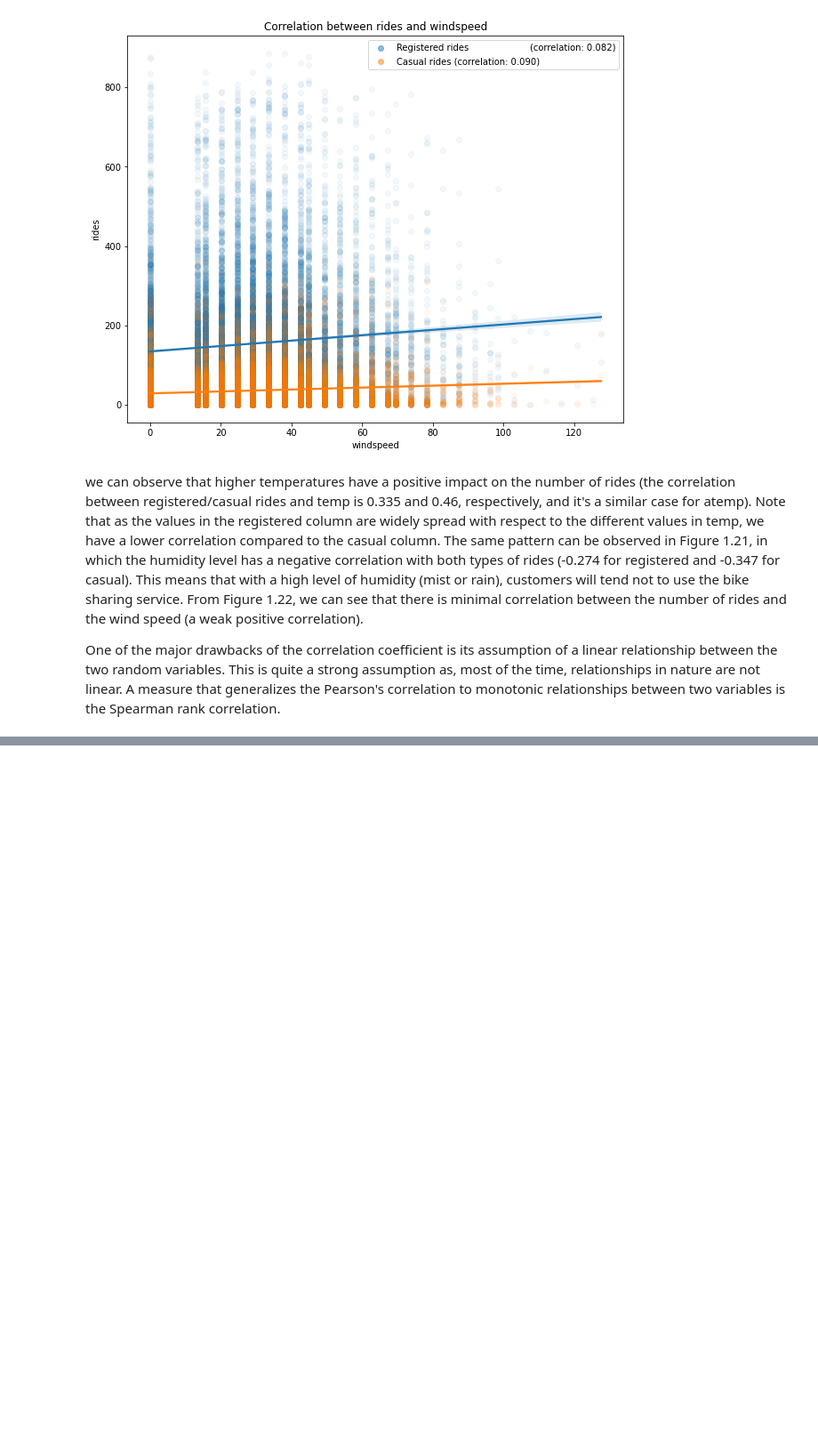
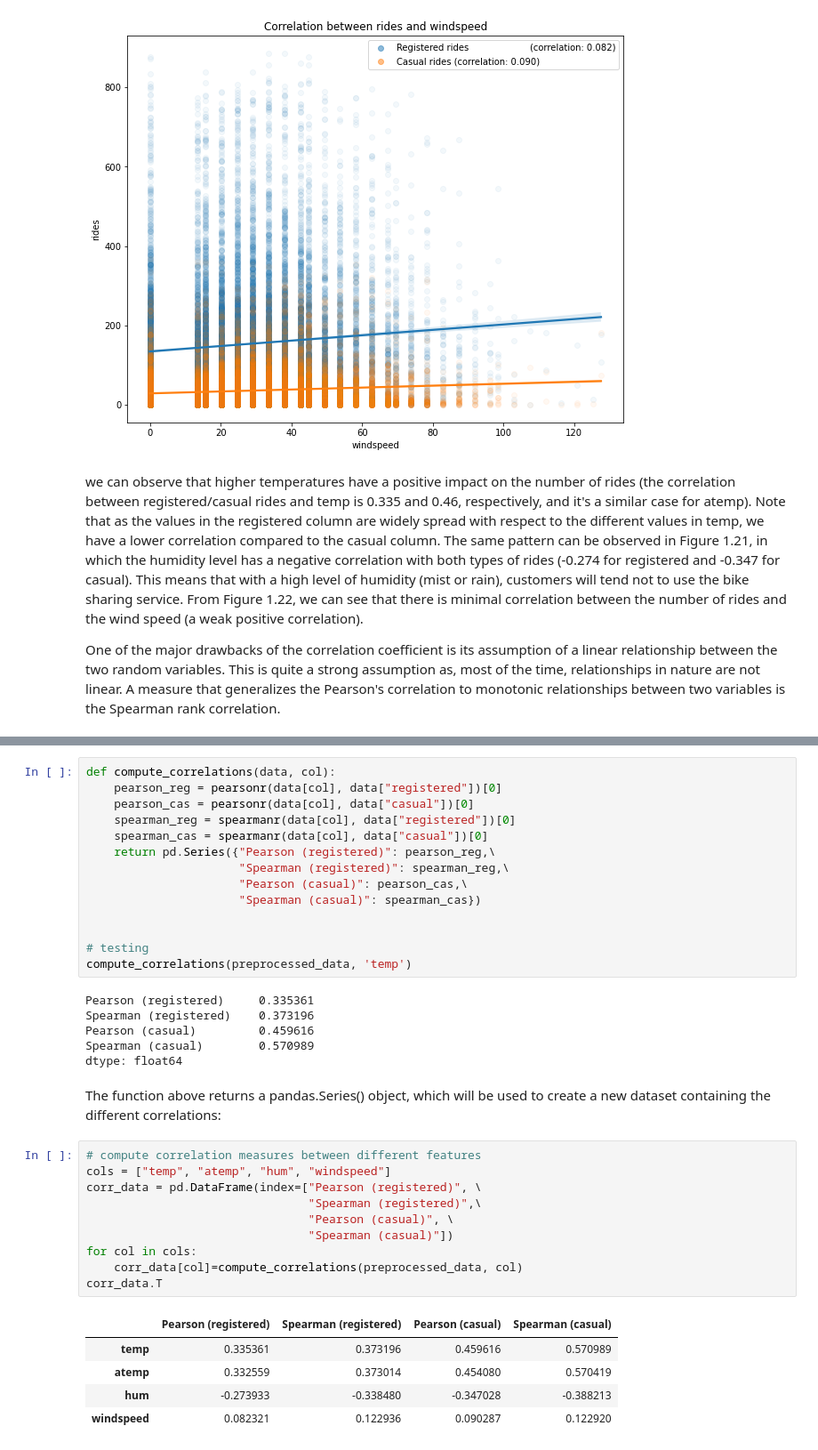
Before and after one commit to gianmaranon/biking_analysis, a Jupyter notebook: sharing_bike.ipynb, the cells around one changed output, grey strips where cells are left out. Shown at 89% size. Drawn from its saved outputs; the diff is of its cells as text; blank space fills up the shorter version.

```diff
--- a/sharing_bike.ipynb
+++ b/sharing_bike.ipynb
@@ -696,0 +745,38 @@ One of the major drawbacks of the correlation coefficient is its assumption of a
+# %%
+def compute_correlations(data, col):
+    pearson_reg = pearsonr(data[col], data["registered"])[0]
+    pearson_cas = pearsonr(data[col], data["casual"])[0]
+    spearman_reg = spearmanr(data[col], data["registered"])[0]
+    spearman_cas = spearmanr(data[col], data["casual"])[0]
+    return pd.Series({"Pearson (registered)": pearson_reg,\
+                      "Spearman (registered)": spearman_reg,\
+                      "Pearson (casual)": pearson_cas,\
+                      "Spearman (casual)": spearman_cas})
+
+
+# testing
+compute_correlations(preprocessed_data, 'temp')
+# %% [output]
+Pearson (registered)     0.335361
+Spearman (registered)    0.373196
+Pearson (casual)         0.459616
+Spearman (casual)        0.570989
+dtype: float64
+# %% [markdown]
+The function above returns a pandas.Series() object, which will be used to create a new dataset containing the different correlations:
+# %%
+# compute correlation measures between different features
+cols = ["temp", "atemp", "hum", "windspeed"]
+corr_data = pd.DataFrame(index=["Pearson (registered)", \
+                                "Spearman (registered)",\
+                                "Pearson (casual)", \
+                                "Spearman (casual)"])
+for col in cols:
+    corr_data[col]=compute_correlations(preprocessed_data, col)
+corr_data.T
+# %% [output]
+|  | Pearson (registered) | Spearman (registered) | Pearson (casual) | Spearman (casual) |
+| temp | 0.335361 | 0.373196 | 0.459616 | 0.570989 |
+| atemp | 0.332559 | 0.373014 | 0.454080 | 0.570419 |
+| hum | -0.273933 | -0.338480 | -0.347028 | -0.388213 |
+| windspeed | 0.082321 | 0.122936 | 0.090287 | 0.122920 |
```
Also changed, not shown: parts of 15 cells of this notebook, 3 other files.
